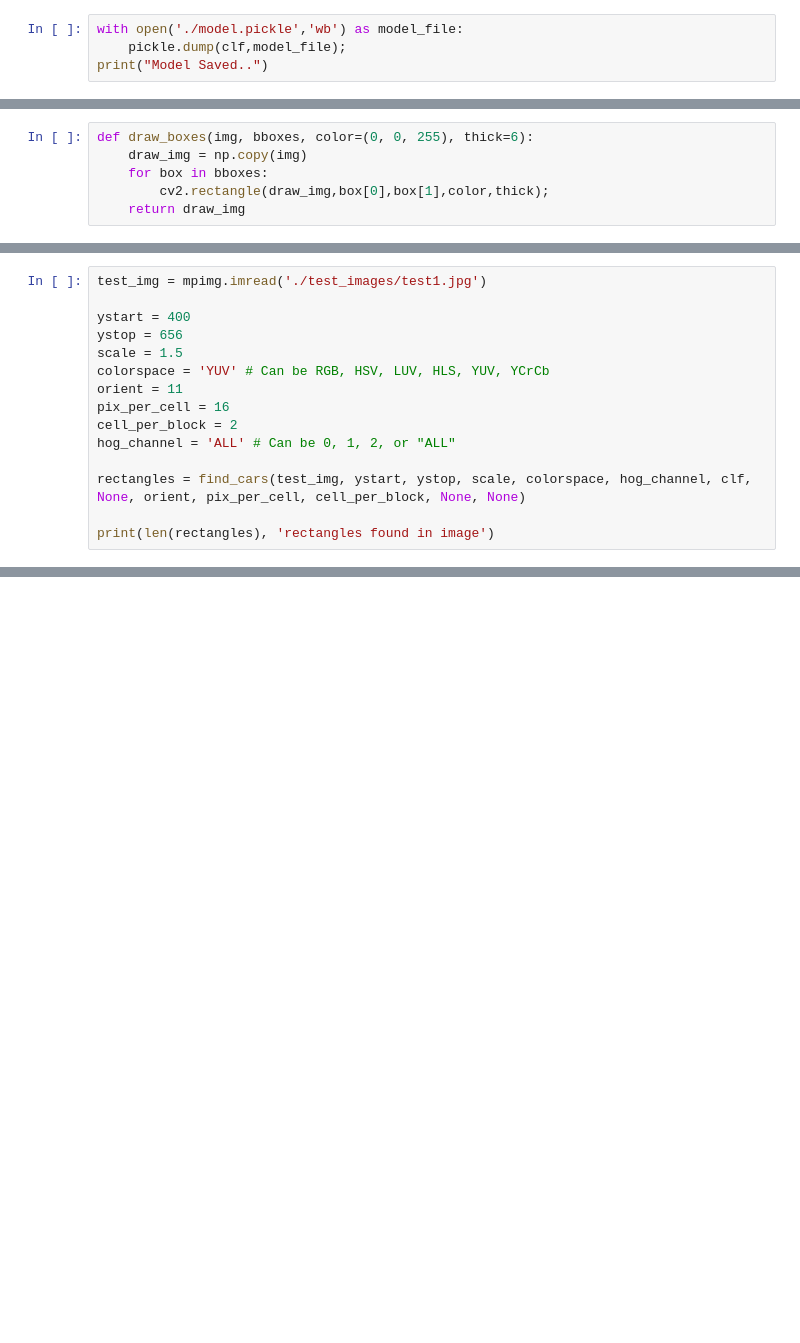
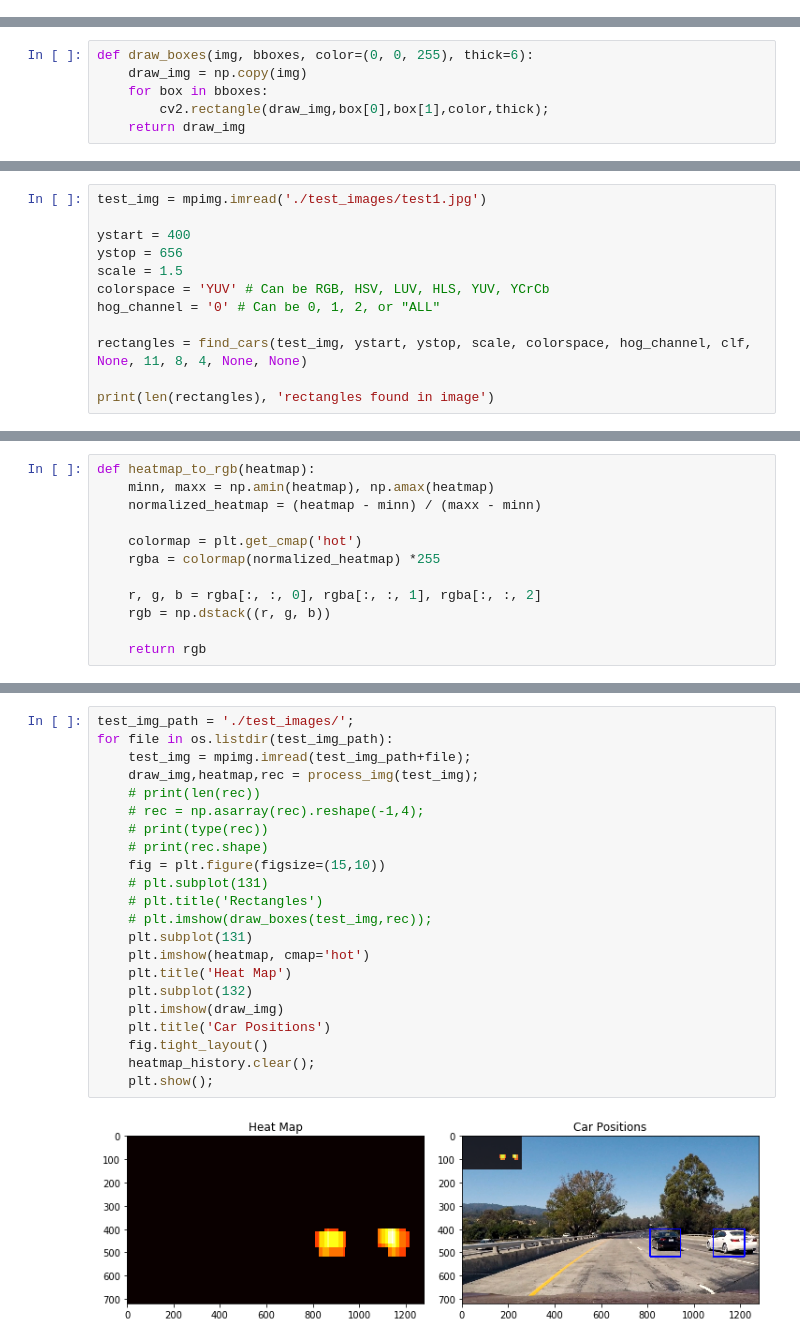
Before and after one commit to starfleet1702/Vehicle-Detection, a Jupyter notebook: Vehicle Detection.ipynb, the cells around one changed output, grey strips where cells are left out. Cells and saved outputs as stored; diff of their text form; blank space fills up the shorter version.

```diff
--- a/Vehicle Detection.ipynb
+++ b/Vehicle Detection.ipynb
@@ -169,4 +180,0 @@ Total time to Train Classifier :   518.9744095802307 sec
-# %%
-with open('./model.pickle','wb') as model_file:
-    pickle.dump(clf,model_file);
-print("Model Saved..")
@@ -289,12 +287,9 @@ ystart = 400
 ystop = 656
 scale = 1.5
 colorspace = 'YUV' # Can be RGB, HSV, LUV, HLS, YUV, YCrCb
-orient = 11
-pix_per_cell = 16
-cell_per_block = 2
-hog_channel = 'ALL' # Can be 0, 1, 2, or "ALL"
+hog_channel = '0' # Can be 0, 1, 2, or "ALL"
 
-rectangles = find_cars(test_img, ystart, ystop, scale, colorspace, hog_channel, clf, None, orient, pix_per_cell, cell_per_block, None, None)
+rectangles = find_cars(test_img, ystart, ystop, scale, colorspace, hog_channel, clf, None, 11, 8, 4, None, None)
 
 print(len(rectangles), 'rectangles found in image')
 # %% [output]
@@ -301,0 +330,12 @@ TypeError: extract_HOG_features() got an unexpected keyword argument 'feature_ve
+# %%
+def heatmap_to_rgb(heatmap):
+    minn, maxx = np.amin(heatmap), np.amax(heatmap)
+    normalized_heatmap = (heatmap - minn) / (maxx - minn)
+
+    colormap = plt.get_cmap('hot')
+    rgba = colormap(normalized_heatmap) *255
+
+    r, g, b = rgba[:, :, 0], rgba[:, :, 1], rgba[:, :, 2]
+    rgb = np.dstack((r, g, b))
+
+    return rgb
@@ -301,0 +383,24 @@ TypeError: extract_HOG_features() got an unexpected keyword argument 'feature_ve
+# %%
+test_img_path = './test_images/';
+for file in os.listdir(test_img_path):
+    test_img = mpimg.imread(test_img_path+file);
+    draw_img,heatmap,rec = process_img(test_img);
+    # print(len(rec))
+    # rec = np.asarray(rec).reshape(-1,4);
+    # print(type(rec))
+    # print(rec.shape)
+    fig = plt.figure(figsize=(15,10))
+    # plt.subplot(131)
+    # plt.title('Rectangles')
+    # plt.imshow(draw_boxes(test_img,rec));
+    plt.subplot(131)
+    plt.imshow(heatmap, cmap='hot')
+    plt.title('Heat Map')
+    plt.subplot(132)
+    plt.imshow(draw_img)
+    plt.title('Car Positions')
+    fig.tight_layout()
+    heatmap_history.clear();
+    plt.show();
+# %% [output]
+[figure, added]
```
Also changed, not shown: parts of 32 cells of this notebook, 3 other files.
